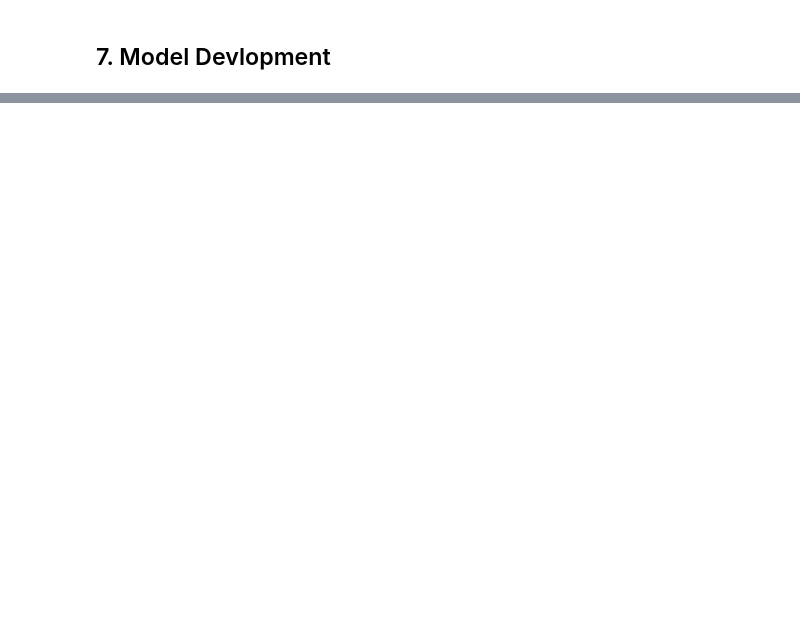
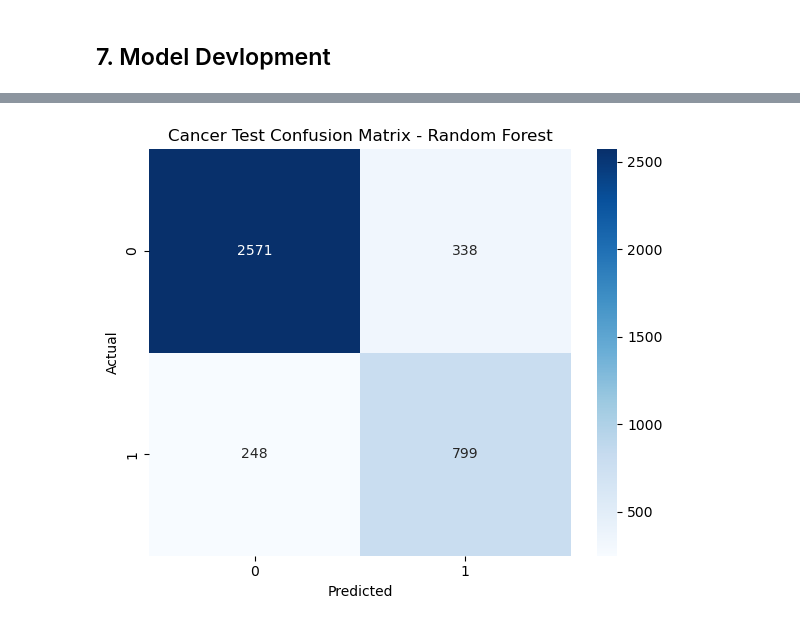
Before and after one commit to theaussiepie/Conformal-Prediction-with-ML-Workflow, a Jupyter notebook: workflow.ipynb, the cells around one changed output, grey strips where cells are left out. Drawn from its saved outputs; the diff is of its cells as text; code cells hidden in the pictures; blank space fills up the shorter version.

Commit message:
Model development, basline isCancerous, results, rationale

```diff
--- a/workflow.ipynb
+++ b/workflow.ipynb
@@ -734,0 +834,23 @@ The output confirms that the preprocessing step was successful: all images were
+# %%
+cancer_models = {
+    "Logistic Regression": make_lr(),
+    "Linear SVM": make_svm(),
+    "Random Forest": make_rf()
+}
+
+cancer_results = []
+cancer_fitted = {}
+
+for name, model in cancer_models.items():
+    res, fitted = fit_and_eval(
+        model,
+        X_train_c_2d, y_train_c,
+        X_val_c_2d, y_val_c,
+        X_test_c_2d, y_test_c
+    )
+    res["model"] = name
+    cancer_results.append(res)
+    cancer_fitted[name] = fitted
+
+cancer_results_df = pd.concat(cancer_results, ignore_index=True)
+cancer_results_df
@@ -734,0 +894,8 @@ The output confirms that the preprocessing step was successful: all images were
+# %%
+best_cancer_model = cancer_fitted["Random Forest"]
+cancer_test_pred = best_cancer_model.predict(X_test_c_2d)
+
+labels_cancer = np.unique(np.concatenate([np.array(y_train_c), np.array(y_val_c), np.array(y_test_c)]))
+plot_cm(y_test_c, cancer_test_pred, "Cancer Test Confusion Matrix - Random Forest", labels_cancer)
+# %% [output]
+[figure, added]
```
Also changed, not shown: parts of 14 cells of this notebook.
